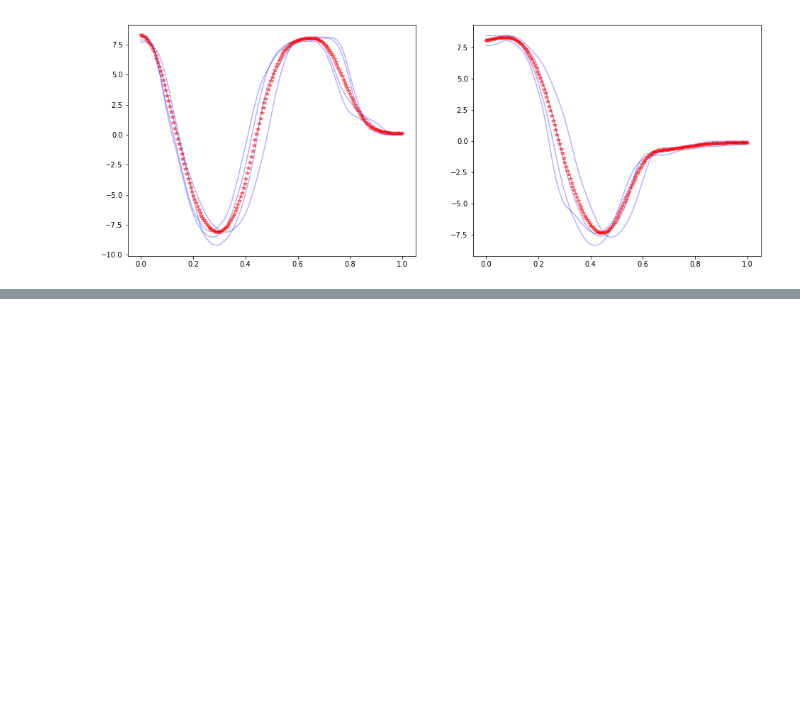
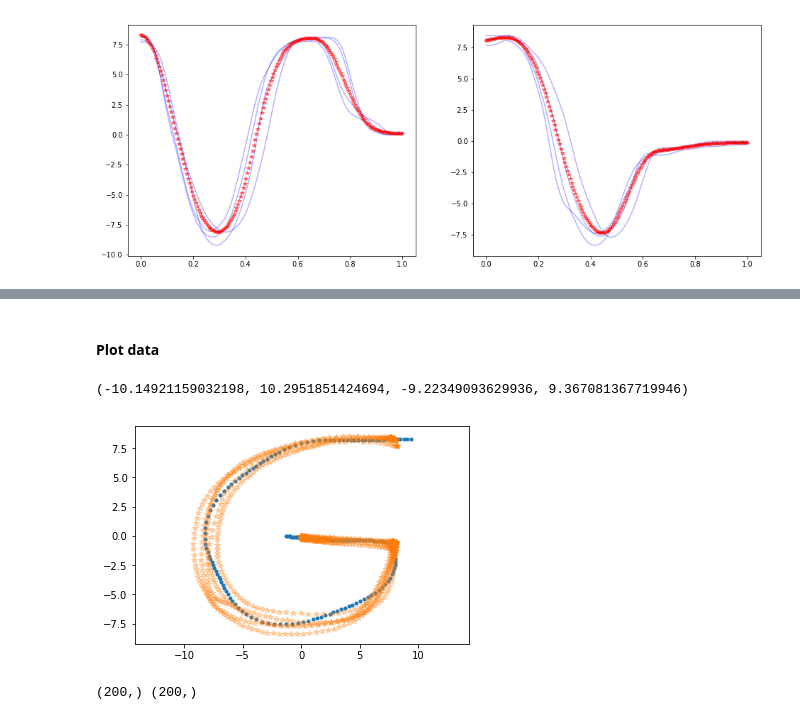
Before and after one commit to fabienjammes/ee613-python, a Jupyter notebook: python notebooks/LWR.ipynb, the cells around one changed output, grey strips where cells are left out. Saved outputs shown, nothing was run; the diff lists cells and outputs as text; code cells hidden in the pictures; blank space fills up the shorter version.

```diff
--- a/python notebooks/LWR.ipynb
+++ b/python notebooks/LWR.ipynb
@@ -103,0 +157,15 @@ plt.plot(t_in, Y_preds[:,1], '*r', alpha=0.5)
+# %% [markdown]
+#### Plot data
+# %%
+plt.plot(ys[:,0], ys[:,1], '.')
+plt.axis([-13,10,-20,20])
+plt.plot(data_time[:,1],data_time[:,2], '*' ,alpha=0.3)
+plt.axis('equal')
+# %% [output]
+(-10.14921159032198, 10.2951851424694, -9.22349093629936, 9.367081367719946)
+[figure, added]
+# %%
+y_covs = covs[:,0,0]
+print y_covs.shape, ys[:,0].shape
+# %% [output]
+(200,) (200,)
```
Also changed, not shown: parts of 19 cells of this notebook, 3 other files.
